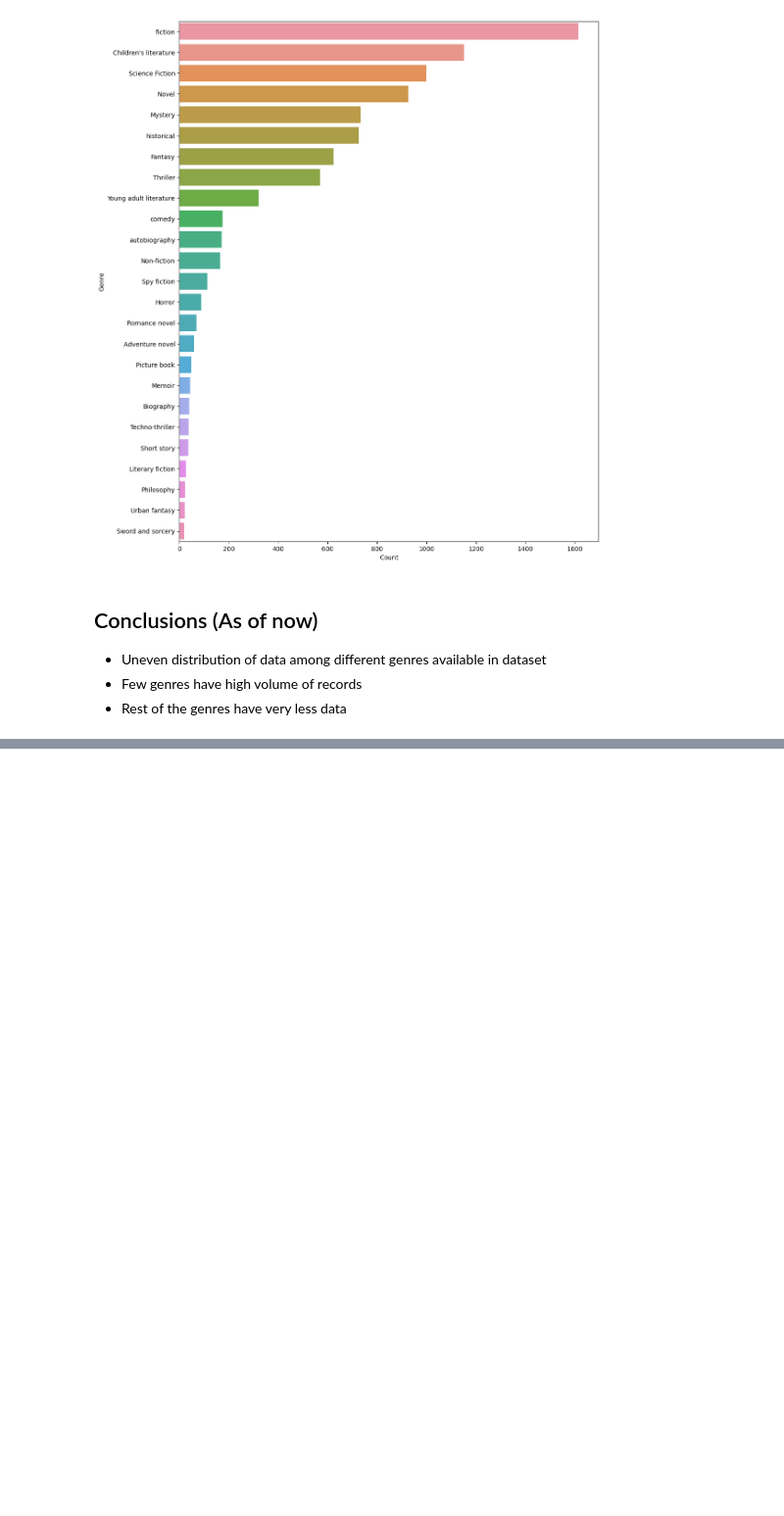
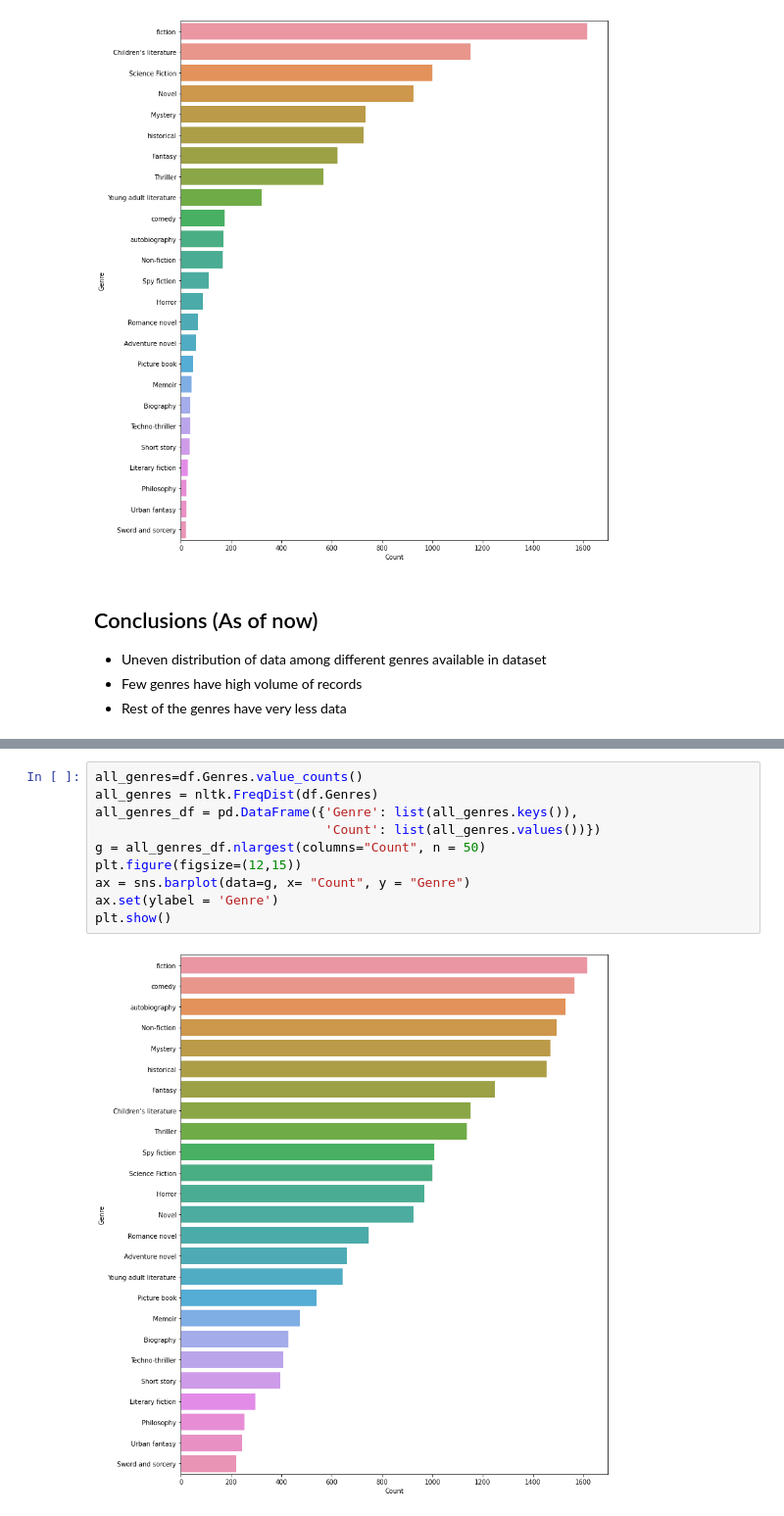
Before and after one commit to docmhvr/CMPE_255_Book_Genre_Prediction, a Jupyter notebook: Data Extraction/CMUBookSummaryDataset.ipynb, the cells around one changed output, grey strips where cells are left out. Shown: that part at 98% size. Drawn from its saved outputs; the diff is of its cells as text; blank space fills up the shorter version.

Commit message:
CMU Book Summary Dataset: Data Augmentation Completed

```diff
--- a/Data Extraction/CMUBookSummaryDataset.ipynb
+++ b/Data Extraction/CMUBookSummaryDataset.ipynb
@@ -166,0 +208,12 @@ def augmentdata(g,n):
+# %%
+all_genres=df.Genres.value_counts()
+all_genres = nltk.FreqDist(df.Genres)
+all_genres_df = pd.DataFrame({'Genre': list(all_genres.keys()),
+                              'Count': list(all_genres.values())})
+g = all_genres_df.nlargest(columns="Count", n = 50)
+plt.figure(figsize=(12,15))
+ax = sns.barplot(data=g, x= "Count", y = "Genre")
+ax.set(ylabel = 'Genre')
+plt.show()
+# %% [output]
+[figure, added]
```
Also changed, not shown: parts of 19 cells of this notebook.
